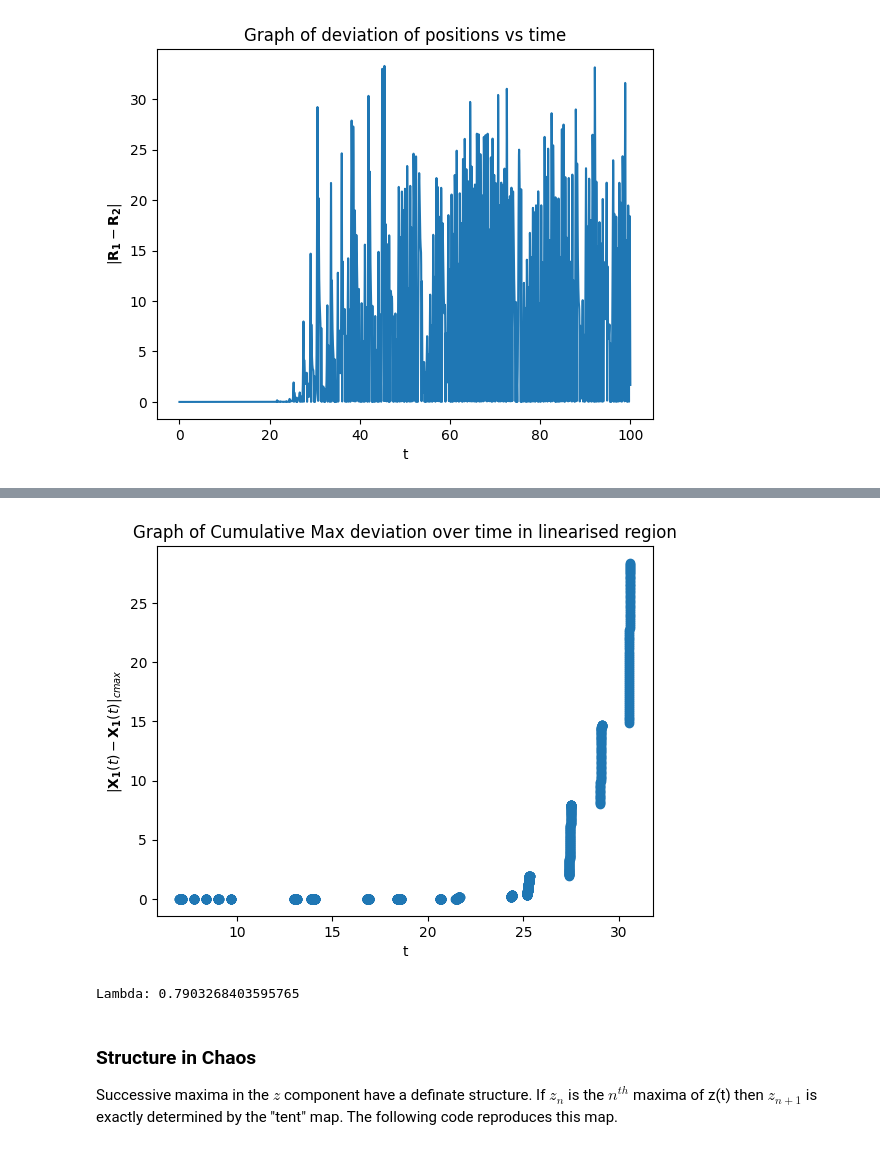
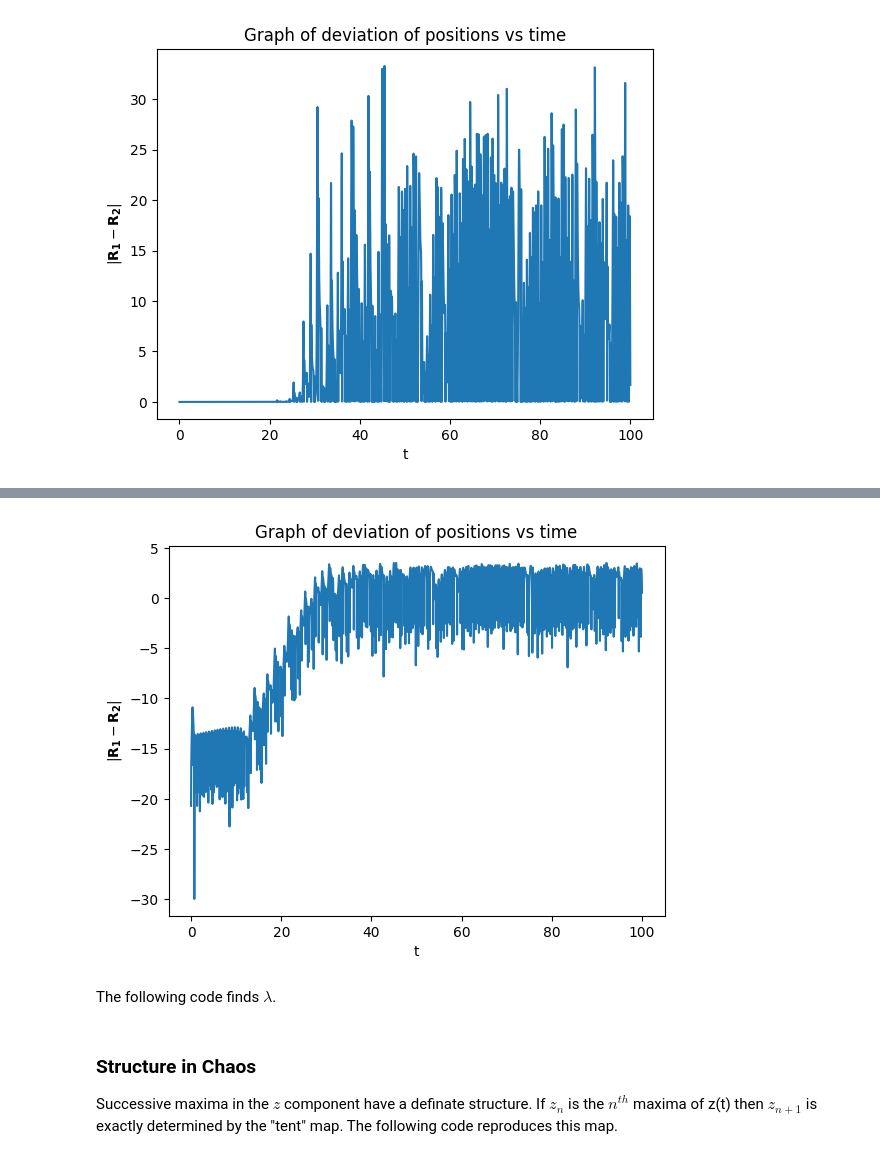
Before and after one commit to Williame33445/physics-projects, a Jupyter notebook: chaos-simulations/lorenz-eq.ipynb, the cells around one changed output, grey strips where cells are left out. Drawn from its saved outputs; the diff is of its cells as text; code cells hidden in the pictures.

```diff
--- a/chaos-simulations/lorenz-eq.ipynb
+++ b/chaos-simulations/lorenz-eq.ipynb
@@ -127,24 +130,0 @@ In the code below, the points that were larger than every point that came before
-# %%
-#this is done to remove the peak at the start that is not linear
-deviationList = deviationList[7000:]
-T = t1[7000:]
-
-tDevMaxLst = []
-RDevMaxLst = []
-
-
-#finds points that are larger than all points that have come before
-gMax = 0
-for i,d in enumerate(deviationList):
-    if d > gMax:
-        gMax = d
-        tDevMaxLst.append(T[i])
-        RDevMaxLst.append(d)
-
-
-
-plt.scatter(tDevMaxLst,RDevMaxLst)
-plt.title("Graph of Cumulative Max deviation over time")
-plt.ylabel(r'$|\mathbf{X_1}(t) - \mathbf{X_1}(t)|_{cmax}$')
-plt.xlabel("t")
-plt.show()
@@ -153,18 +131,10 @@ plt.show()
-# %%
-
-tAdj = tDevMaxLst[:1700]
-rAdj = RDevMaxLst[:1700]
-
-
-plt.scatter(tAdj,rAdj)
-plt.title("Graph of Cumulative Max deviation over time in linearised region")
-plt.ylabel(r'$|\mathbf{X_1}(t) - \mathbf{X_1}(t)|_{cmax}$')
-plt.xlabel("t")
-plt.show()
-# %% [output]
-[figure, removed]
-# %%
-m,c = np.linalg.lstsq(np.vstack([tAdj,np.ones(len(tAdj))]).T,np.log(rAdj),rcond=None)[0]
-print("Lambda: " + str(m))
-# %% [output]
-Lambda: 0.7903268403595765
+# %%
+plt.plot(t1,np.log(deviationList))
+plt.xlabel("t")
+plt.ylabel(r'$|\mathbf{R_1} - \mathbf{R_2}|$')
+plt.title("Graph of deviation of positions vs time")
+plt.show()
+# %% [output]
+[figure, added]
+# %% [markdown]
+The following code finds $\lambda$.
```
Also changed, not shown: parts of 3 cells of this notebook, 3 other files.
